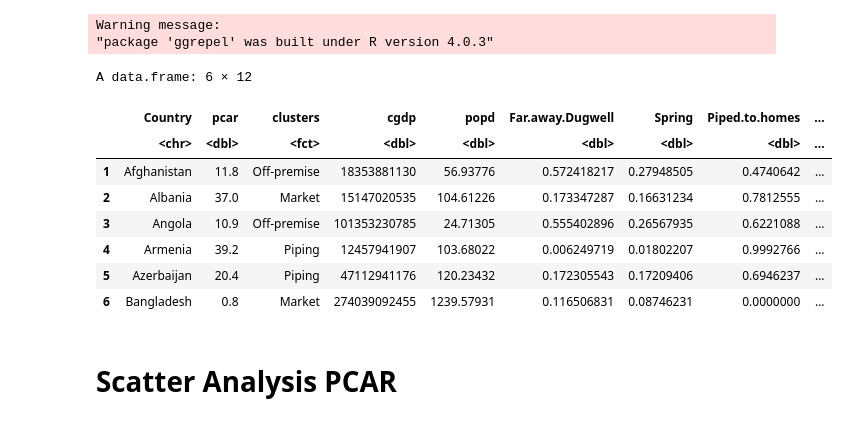
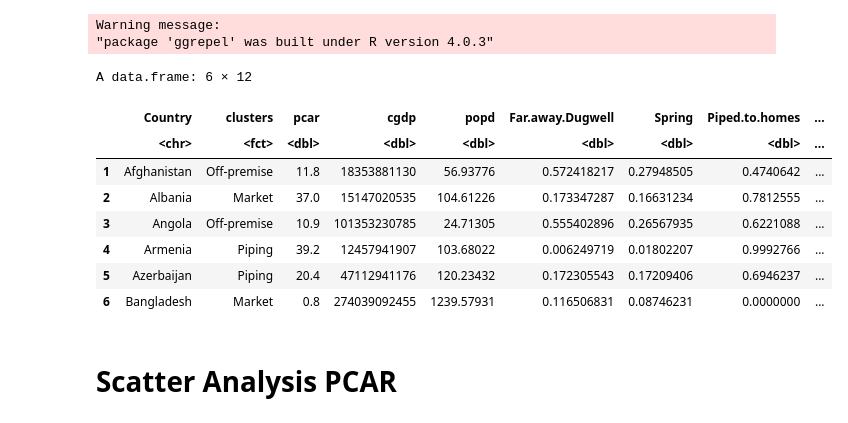
Before and after one commit to narslab/water-accessibility, a Jupyter notebook: bin/jupyter/importance-var-analysis.ipynb, the cells around one changed output. Drawn from its saved outputs; the diff is of its cells as text; code cells hidden in the pictures.

```diff
--- a/bin/jupyter/importance-var-analysis.ipynb
+++ b/bin/jupyter/importance-var-analysis.ipynb
@@ -10,37 +10,37 @@ library(ggrepel)
 Warning message:
 "package 'ggrepel' was built under R version 4.0.3"
 # %%
-df = read_excel("../../results/class.xlsx" ,sheet=1 )
+df.class = read_excel("../../results/class.xlsx" ,sheet=1 )
 df.scale = read_excel("../../results/class-scale.xlsx" ,sheet=1 )
 df.wa = read_excel( "../../results/df-water-access.xlsx" ,sheet=1)
 df.fa <- read_excel("../../results/df-seven-scores.xlsx",sheet=1)
 df.fa <- df.fa %>%
   rename(
       'Far.away.Dugwell' = ML1,
       'Package.Water'= ML2,
       'Piped.to.homes'= ML3,
       'Near.by.borehole'= ML4,
       'Piped.to.Yard.and.Tap' = ML5,
       'Spring' = ML6,
       'Near.by.Surface'= ML7
      )
-df <- merge(x = df,
+df <- merge(x = df.class,
               y = df.fa,
               by = c("Country"))
 df$clusters <- as.factor(df$clusters)
 
-df <- df[,c(1,5,8,9, 12, 16:22 )] # 3 important explnatory variables from classification decision tree
+df <- df[,c(1,8,5,9, 12, 16:22 )] # 3 important explnatory variables from classification decision tree
 head(df)
 # %% [output]
 A data.frame: 6 × 12
-|  | Country | pcar | clusters | cgdp | popd | Far.away.Dugwell | Spring | Piped.to.homes | ... |
-|  | <chr> | <dbl> | <fct> | <dbl> | <dbl> | <dbl> | <dbl> | <dbl> | ... |
-| 1 | Afghanistan | 11.8 | Off-premise | 18353881130 | 56.93776 | 0.572418217 | 0.27948505 | 0.4740642 | ... |
-| 2 | Albania | 37.0 | Market | 15147020535 | 104.61226 | 0.173347287 | 0.16631234 | 0.7812555 | ... |
-| 3 | Angola | 10.9 | Off-premise | 101353230785 | 24.71305 | 0.555402896 | 0.26567935 | 0.6221088 | ... |
-| 4 | Armenia | 39.2 | Piping | 12457941907 | 103.68022 | 0.006249719 | 0.01802207 | 0.9992766 | ... |
-| 5 | Azerbaijan | 20.4 | Piping | 47112941176 | 120.23432 | 0.172305543 | 0.17209406 | 0.6946237 | ... |
-| 6 | Bangladesh | 0.8 | Market | 274039092455 | 1239.57931 | 0.116506831 | 0.08746231 | 0.0000000 | ... |
+|  | Country | clusters | pcar | cgdp | popd | Far.away.Dugwell | Spring | Piped.to.homes | ... |
+|  | <chr> | <fct> | <dbl> | <dbl> | <dbl> | <dbl> | <dbl> | <dbl> | ... |
+| 1 | Afghanistan | Off-premise | 11.8 | 18353881130 | 56.93776 | 0.572418217 | 0.27948505 | 0.4740642 | ... |
+| 2 | Albania | Market | 37.0 | 15147020535 | 104.61226 | 0.173347287 | 0.16631234 | 0.7812555 | ... |
+| 3 | Angola | Off-premise | 10.9 | 101353230785 | 24.71305 | 0.555402896 | 0.26567935 | 0.6221088 | ... |
+| 4 | Armenia | Piping | 39.2 | 12457941907 | 103.68022 | 0.006249719 | 0.01802207 | 0.9992766 | ... |
+| 5 | Azerbaijan | Piping | 20.4 | 47112941176 | 120.23432 | 0.172305543 | 0.17209406 | 0.6946237 | ... |
+| 6 | Bangladesh | Market | 0.8 | 274039092455 | 1239.57931 | 0.116506831 | 0.08746231 | 0.0000000 | ... |
 # %% [markdown]
 # Scatter Analysis PCAR
 # %%
```
Also changed, not shown: parts of 2 cells of this notebook.
